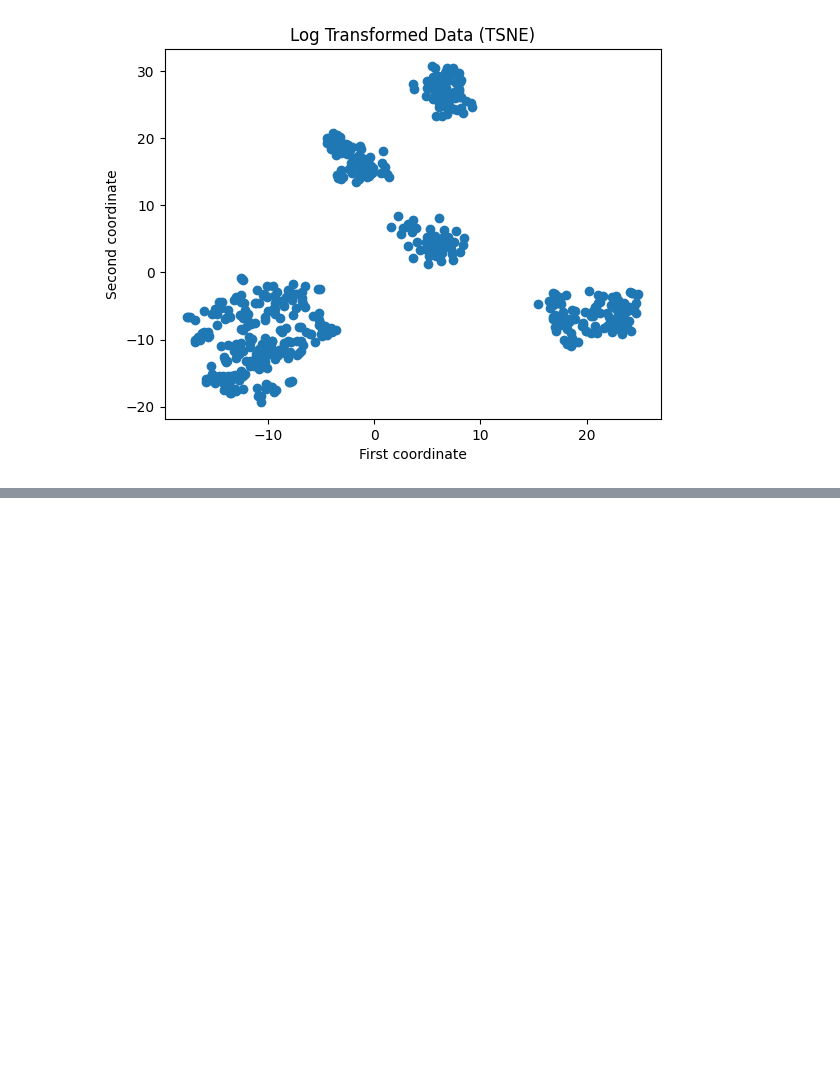
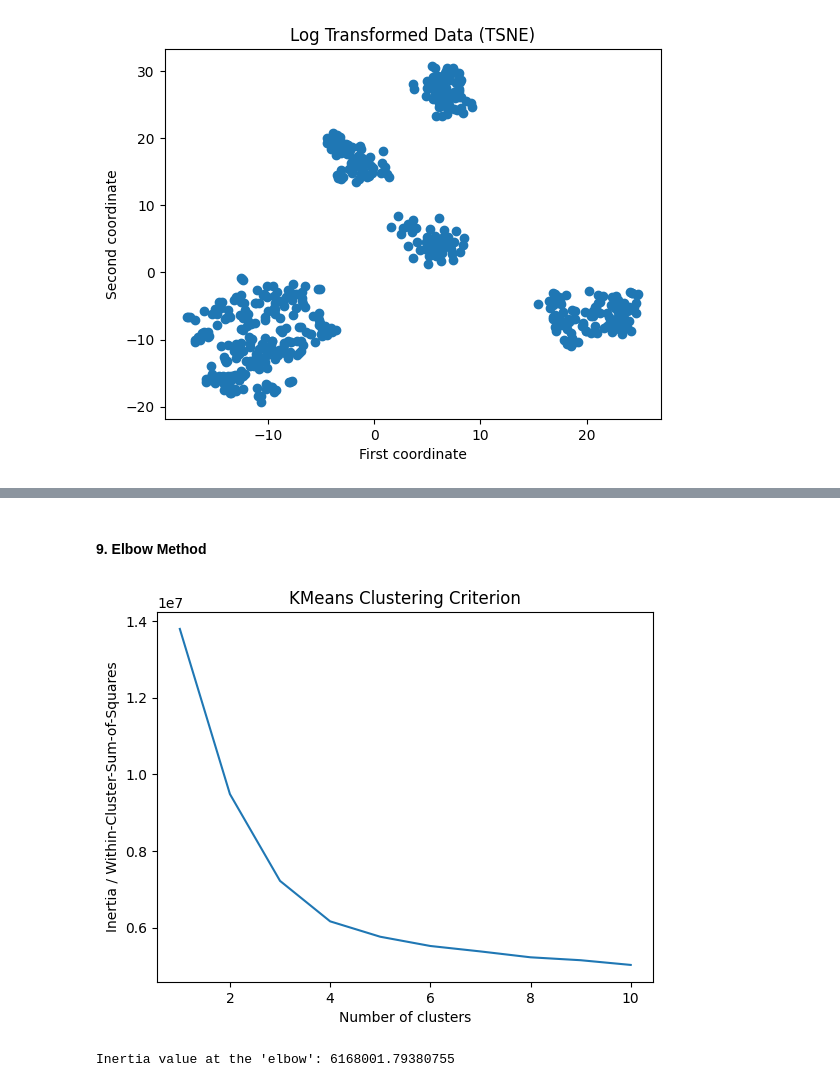
Before and after one commit to eddysanoli-galileo/Data-Analysis-Statistical-Modeling-and-Computation-in-Applications, a Jupyter notebook: Module 2 - Genomics and High Dimensional Data/Project/Problem1.ipynb, the cells around one changed output, grey strips where cells are left out. Saved outputs shown, nothing was run; the diff lists cells and outputs as text; code cells hidden in the pictures; blank space fills up the shorter version.

```diff
--- a/Module 2 - Genomics and High Dimensional Data/Project/Problem1.ipynb
+++ b/Module 2 - Genomics and High Dimensional Data/Project/Problem1.ipynb
@@ -208,0 +259,31 @@ plt.show()
+# %% [markdown]
+#### 9. Elbow Method
+# %%
+# Range of number of clusters to try
+clusters_range = range(1, 11)
+
+# Get the kmeans clustering criterion (Inertia or Within-Cluster-Sum-of-Squares)
+# for each of the number of clusters in "clusters_range"
+inertia_values = [
+    KMeans(n_clusters=i, n_init=10).fit(data_log_pca_fit_50.transform(dataset_log)).inertia_ for i in clusters_range
+]
+
+# Plot the kmeans clustering criterion (Inertia or Within-Cluster-Sum-of-Squares)
+# versus the number of clusters
+plt.plot(
+    clusters_range,
+    inertia_values,
+)
+plt.xlabel("Number of clusters")
+plt.ylabel("Inertia / Within-Cluster-Sum-of-Squares")
+plt.title("KMeans Clustering Criterion")
+plt.show()
+
+# Number of clusters at the elbow
+clusters_at_elbow = 4
+
+# Inertia at the elbow
+print(f"Inertia value at the 'elbow': {inertia_values[clusters_at_elbow - 1]}")
+# %% [output]
+[figure, added]
+Inertia value at the 'elbow': 6168001.79380755
```
Also changed, not shown: parts of 9 cells of this notebook.
